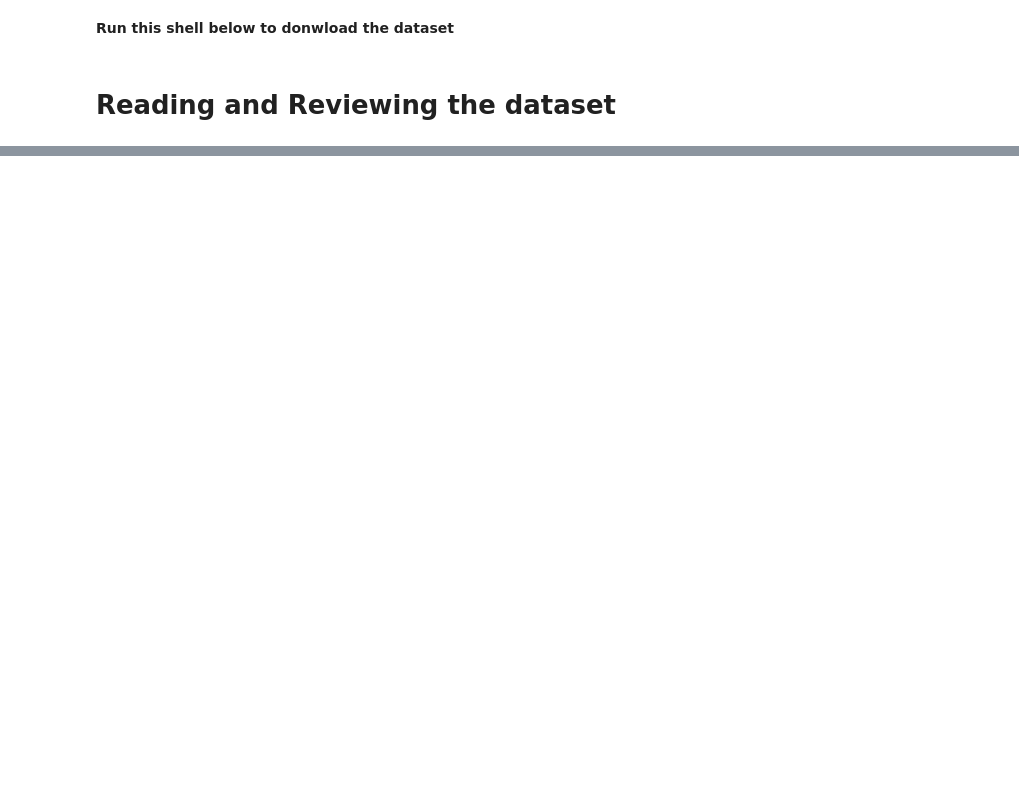
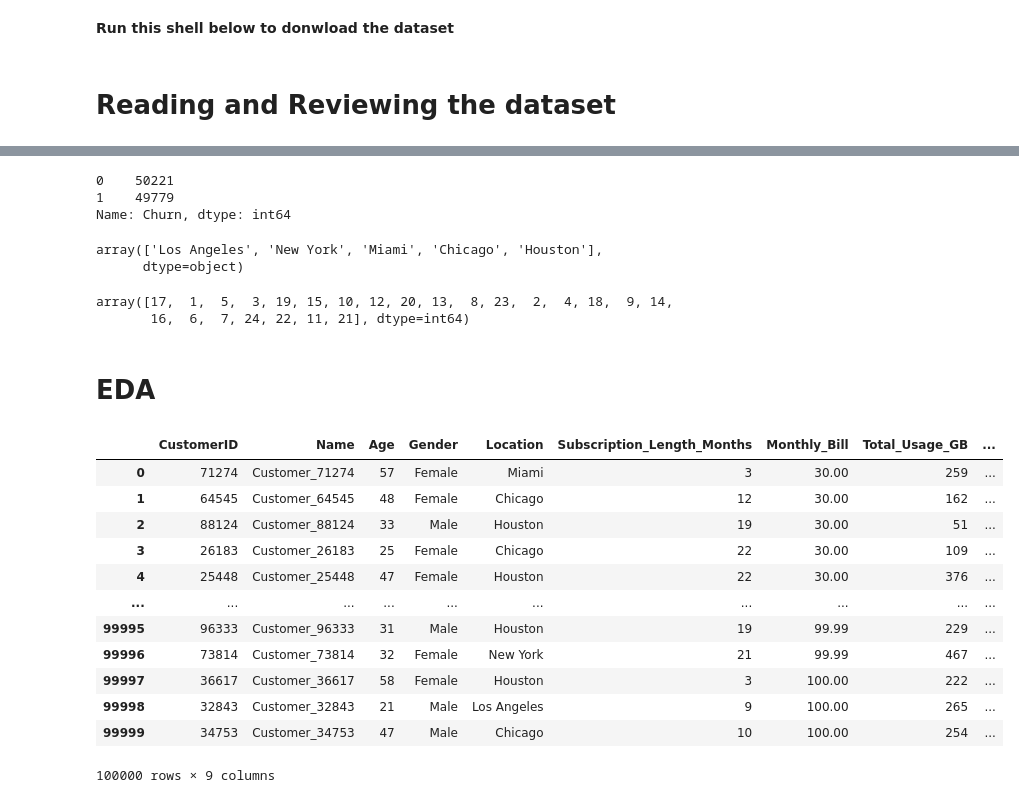
Before and after one commit to ravindra-pandey/machine_learning_projects, a Jupyter notebook: costomer_churn_prediction/main.ipynb, the cells around one changed output, grey strips where cells are left out. Drawn from its saved outputs; the diff is of its cells as text; code cells hidden in the pictures; blank space fills up the shorter version.

```diff
--- a/costomer_churn_prediction/main.ipynb
+++ b/costomer_churn_prediction/main.ipynb
@@ -31,0 +69,34 @@ data.head()
+# %%
+data["Churn"].value_counts()
+# %% [output]
+0    50221
+1    49779
+Name: Churn, dtype: int64
+# %%
+data["Location"].unique()
+# %% [output]
+array(['Los Angeles', 'New York', 'Miami', 'Chicago', 'Houston'],
+      dtype=object)
+# %%
+data["Subscription_Length_Months"].unique()
+# %% [output]
+array([17,  1,  5,  3, 19, 15, 10, 12, 20, 13,  8, 23,  2,  4, 18,  9, 14,
+       16,  6,  7, 24, 22, 11, 21], dtype=int64)
+# %% [markdown]
+# EDA
+# %%
+data.sort_values(["Monthly_Bill","Subscription_Length_Months","Total_Usage_GB"],ignore_index=True)
+# %% [output]
+|  | CustomerID | Name | Age | Gender | Location | Subscription_Length_Months | Monthly_Bill | Total_Usage_GB | ... |
+| 0 | 71274 | Customer_71274 | 57 | Female | Miami | 3 | 30.00 | 259 | ... |
+| 1 | 64545 | Customer_64545 | 48 | Female | Chicago | 12 | 30.00 | 162 | ... |
+| 2 | 88124 | Customer_88124 | 33 | Male | Houston | 19 | 30.00 | 51 | ... |
+| 3 | 26183 | Customer_26183 | 25 | Female | Chicago | 22 | 30.00 | 109 | ... |
+| 4 | 25448 | Customer_25448 | 47 | Female | Houston | 22 | 30.00 | 376 | ... |
+| ... | ... | ... | ... | ... | ... | ... | ... | ... | ... |
+| 99995 | 96333 | Customer_96333 | 31 | Male | Houston | 19 | 99.99 | 229 | ... |
+| 99996 | 73814 | Customer_73814 | 32 | Female | New York | 21 | 99.99 | 467 | ... |
+| 99997 | 36617 | Customer_36617 | 58 | Female | Houston | 3 | 100.00 | 222 | ... |
+| 99998 | 32843 | Customer_32843 | 21 | Male | Los Angeles | 9 | 100.00 | 265 | ... |
+| 99999 | 34753 | Customer_34753 | 47 | Male | Chicago | 10 | 100.00 | 254 | ... |
+100000 rows × 9 columns
```
Also changed, not shown: parts of 10 cells of this notebook, 2 other files.
